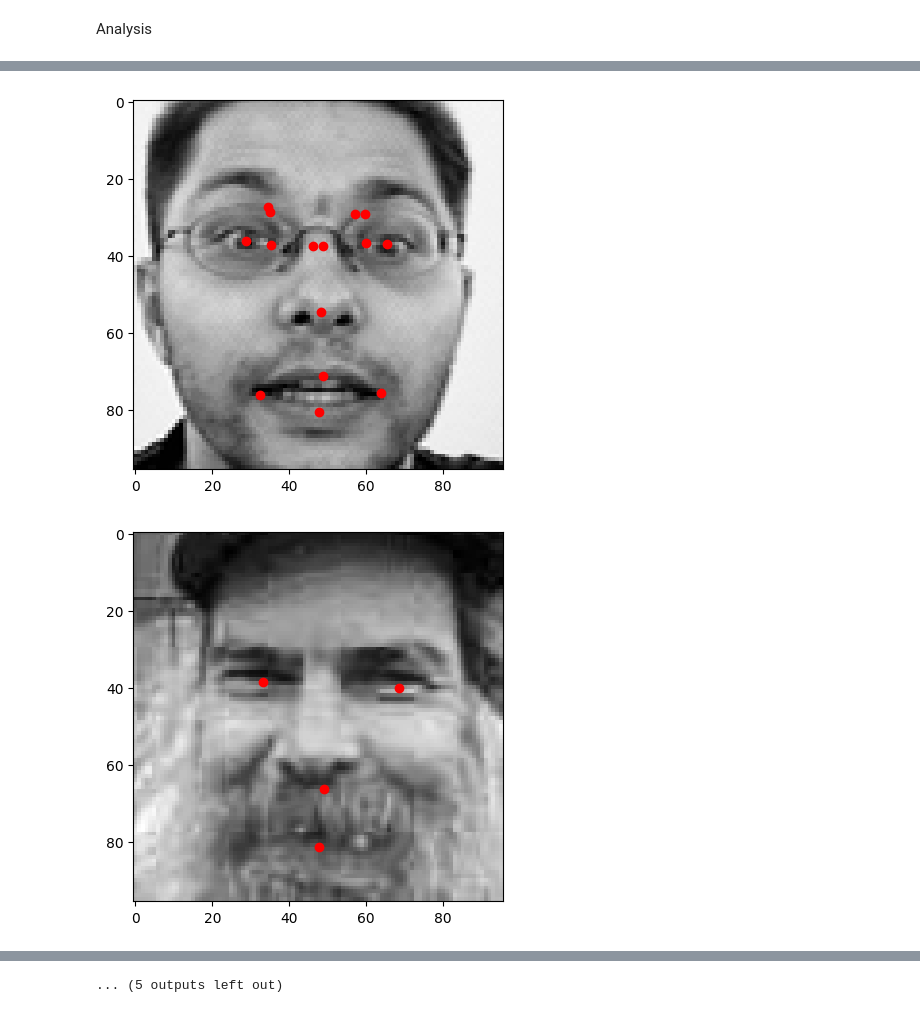
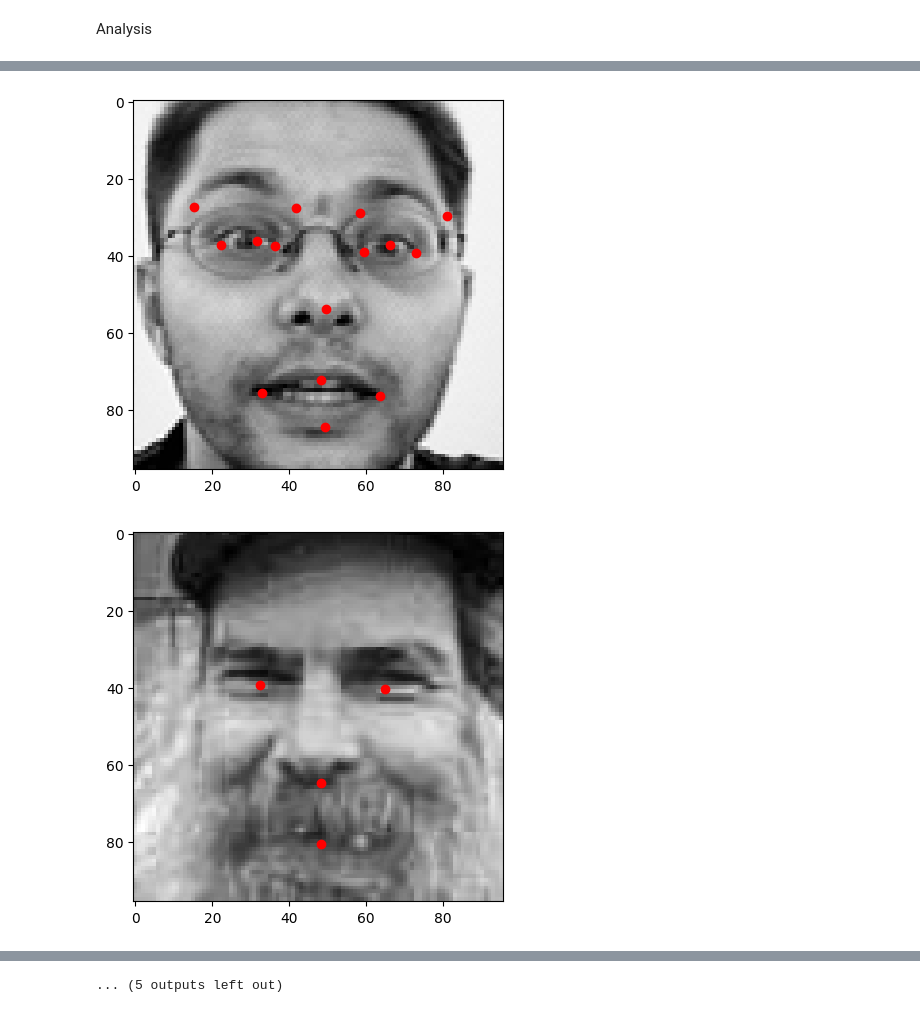
Before and after one commit to lmarieta/FaceRecognition, a Jupyter notebook: Face_recognition.ipynb, the cells around one changed output, grey strips where cells are left out. Drawn from its saved outputs; the diff is of its cells as text; code cells hidden in the pictures.

```diff
--- a/Face_recognition.ipynb
+++ b/Face_recognition.ipynb
@@ -288,11 +289,12 @@ plt.show()
 # %%
 class CustomDataGenerator(Sequence):
-    def __init__(self, x, y, batch_size, image_data_generator, modifier):
+    def __init__(self, x, y, batch_size, image_data_generator, modifier, seed):
         self.x = x
         self.y = y
         self.batch_size = batch_size
         self.image_data_generator = image_data_generator
         self.modifier = modifier
+        self.seed = seed
 
     def __len__(self):
         return len(self.x) // self.batch_size
@@ -301,7 +303,7 @@ class CustomDataGenerator(Sequence):
         batch_x = self.x[index * self.batch_size:(index + 1) * self.batch_size]
         batch_y = self.y[index * self.batch_size:(index + 1) * self.batch_size]
 
-        augmented_x = self.image_data_generator.flow(batch_x, batch_y, batch_size=self.batch_size, shuffle=False)
+        augmented_x = self.image_data_generator.flow(batch_x, batch_y, batch_size=self.batch_size, shuffle=False, seed=seed)
         modified_x, modified_y = self.modifier.fit(*next(augmented_x))
 
         return modified_x, modified_y
@@ -329,7 +331,7 @@ SPECIALIST_SETTINGS = [
             'right_eye_inner_corner_x', 'right_eye_inner_corner_y',
             'right_eye_outer_corner_x', 'right_eye_outer_corner_y',
             ),
-        flip_indices=((0, 2), (1, 3), (4, 6), (5, 7)),
+        flip_indices=((0, 4), (1, 5), (2, 6), (3, 7)),
         ),
 
     dict(
@@ -339,7 +341,7 @@ SPECIALIST_SETTINGS = [
             'right_eyebrow_inner_end_x', 'right_eyebrow_inner_end_y',
             'right_eyebrow_outer_end_x', 'right_eyebrow_outer_end_y',
             ),
-        flip_indices=((0, 2), (1, 3), (4, 6), (5, 7)),
+        flip_indices=((0, 4), (1, 5), (2, 6), (3, 7)),
         ),
 
     dict(
@@ -456,7 +458,6 @@ if pretraining == False:
   # Convolutional Layer 1
   net.add(Conv2D(16, (2, 2), activation='relu', input_shape=input_shape))
 
-  #net.add(Dropout(0.1))
 
   # Convolutional Layer 2
   net.add(Conv2D(16, (2, 2), activation='relu'))
@@ -469,7 +470,7 @@ if pretraining == False:
   net.summary()
 
   #net.add(MaxPooling2D((2, 2)))
-  #net.add(Dropout(0.1))
+  #
 
   #net.add(MaxPooling2D((2, 2)))
   #net.add(Dropout(0.1))
@@ -489,7 +490,7 @@ if pretraining == False:
   # net.compile(optimizer=optimizer, loss='mse', metrics=['accuracy'])
 
   # stop early
-  early_stopping = EarlyStopping(monitor='loss',patience=50, restore_best_weights=True)
+  early_stopping = EarlyStopping(monitor='val_loss',patience=50, restore_best_weights=True)
 # %% [output]
 Model: "sequential"
 _________________________________________________________________
@@ -513,8 +514,6 @@ specialists = OrderedDict()
 val_loss_values = []
 training_loss_values = []
 predictions_list = []
-tmp = []
-tmp2 = []
 generator = ImageDataGenerator()
 
 
@@ -535,13 +534,13 @@ def fit_specialists(fname_pretrain=None):
     y_train_cleaned = y_train_cleaned[~nan_rows]
 
     #Data augmentation
-    print(y_train_cleaned.shape)
     train_generator = CustomDataGenerator(
         x_train_cleaned.reshape(-1, 96, 96, 1),
         y_train_cleaned,
         batch_size=batch_size,
         image_data_generator=generator,
-        modifier=modifier)
+        modifier=modifier,
+        seed=seed)
 
     # Find rows with NaN values
     nan_rows = np.isnan(y_test_cleaned).any(axis=1)
@@ -807,6 +805,9 @@ if pretraining == False:
 else:
   x_submission, _ = load2d(fname = submission_filename)
   predictions_submission = net.predict(x_submission)
+
+predictions_submission[predictions_submission < 0] = 0
+predictions_submission[predictions_submission > 96] = 96
 # Remove predictions not requested in IdLookupTable.csv
 filename = '/content/IdLookupTable.csv'
 IdLookupTable = pd.read_csv(filename)
@@ -868,2 +869,2 @@ submission.to_csv('/content/model_submission.csv',index=False)
-[figure, old version]
+[figure, new version]
-[figure, old version]
+[figure, new version]
```
Also changed, not shown: parts of 9 cells of this notebook.
